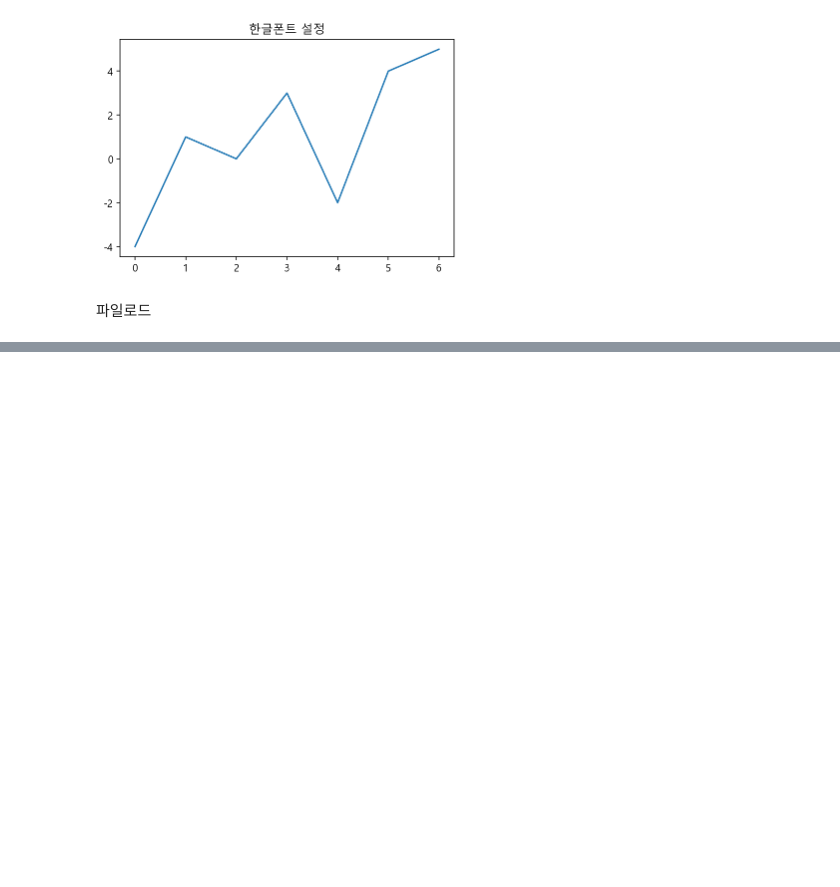
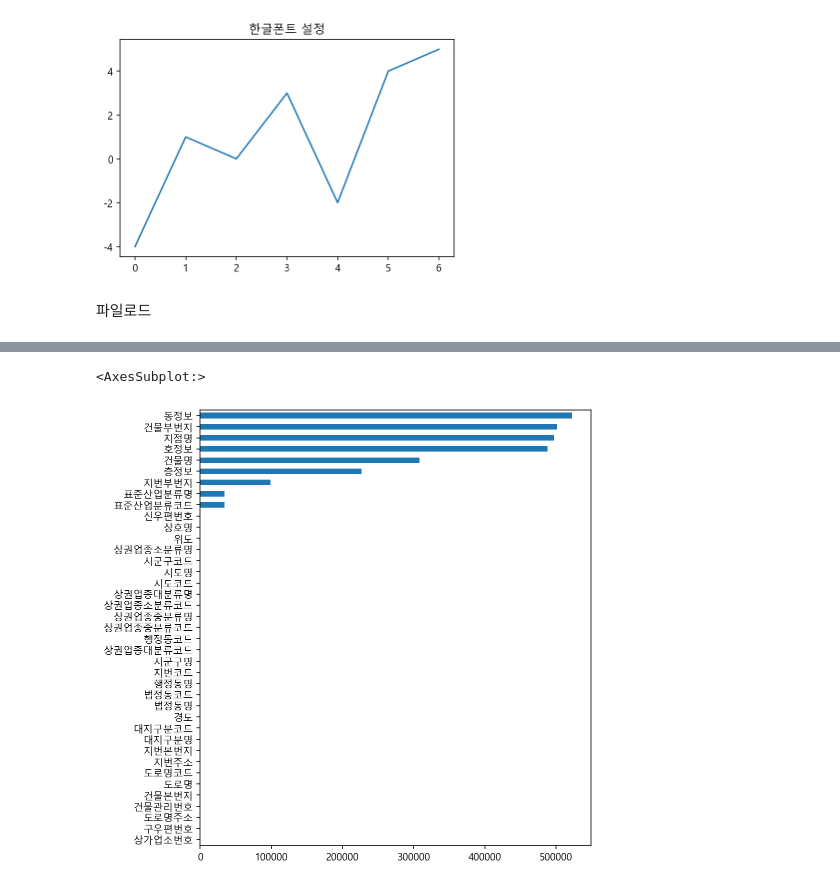
Before and after one commit to pmj3590/inflearn_opendata, a Jupyter notebook: store.ipynb, the cells around one changed output, grey strips where cells are left out. Saved outputs shown, nothing was run; the diff lists cells and outputs as text; code cells hidden in the pictures; blank space fills up the shorter version.

```diff
--- a/store.ipynb
+++ b/store.ipynb
@@ -71,0 +166,6 @@ pd.option
+# %%
+#값 정렬해서 결측치가 많은 값 순서로 나타나도록 barh로 그리기
+n.sort_values().plot.barh(figsize=(7, 8))
+# %% [output]
+<AxesSubplot:>
+[figure, added]
```
Also changed, not shown: parts of 65 cells of this notebook.
